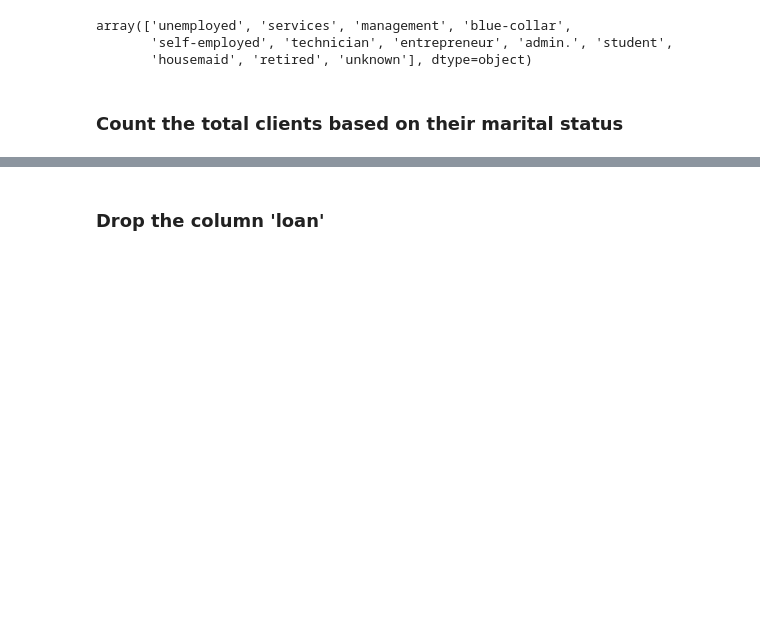
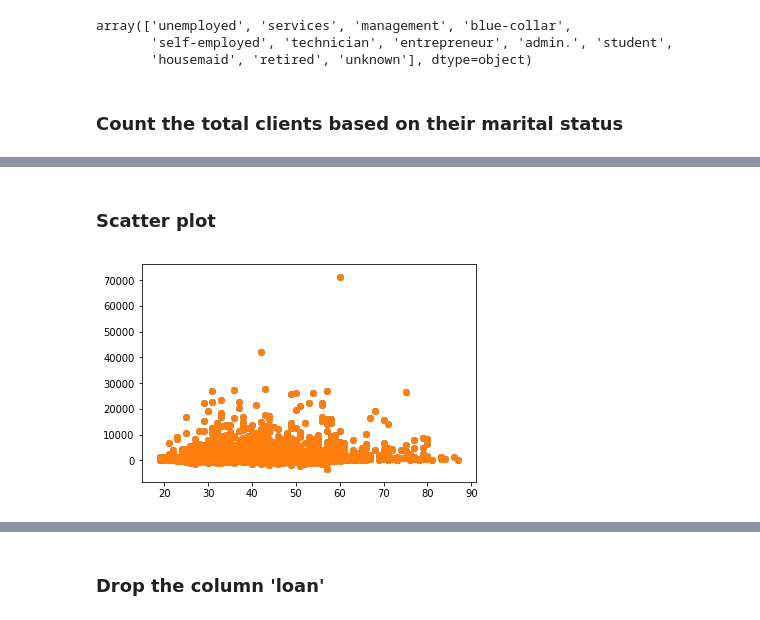
Before and after one commit to Nishant2415/Machine-Learning, a Jupyter notebook: Assignment/Assignment16Jan2020.ipynb, the cells around one changed output, grey strips where cells are left out. Cells and saved outputs as stored; diff of their text form; code cells hidden in the pictures; blank space fills up the shorter version.

```diff
--- a/Assignment/Assignment16Jan2020.ipynb
+++ b/Assignment/Assignment16Jan2020.ipynb
@@ -106,0 +103,7 @@ Name: marital, dtype: int64
+# %% [markdown]
+### Scatter plot
+# %%
+plt.scatter(bank['age'],bank['balance'])
+plt.show()
+# %% [output]
+[figure, added]
```
Also changed, not shown: parts of 13 cells of this notebook.
